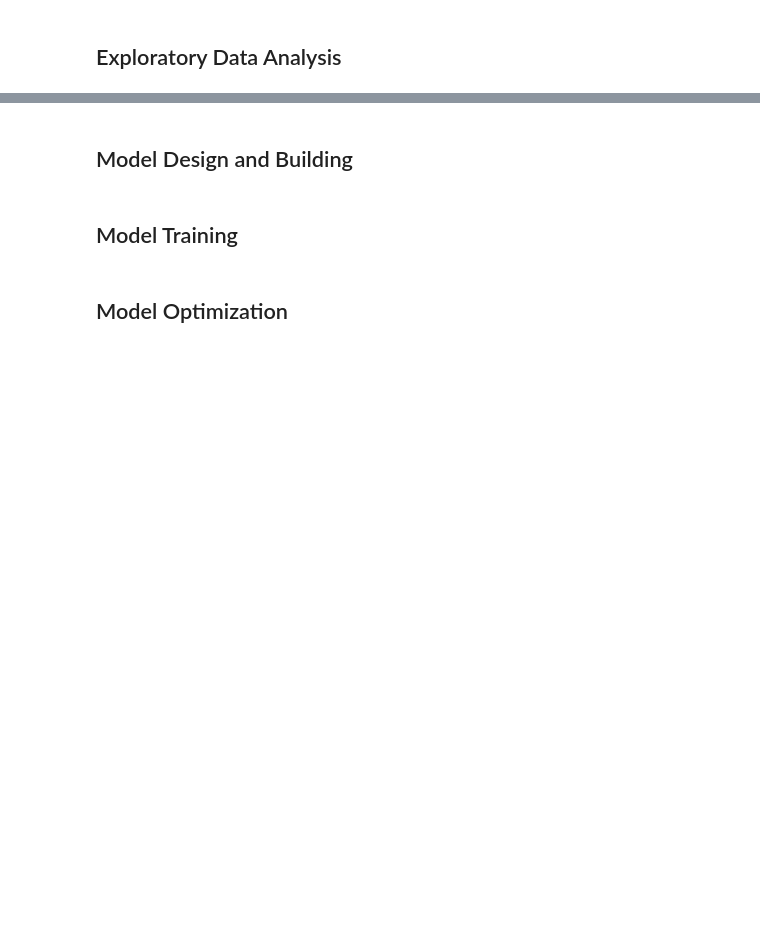
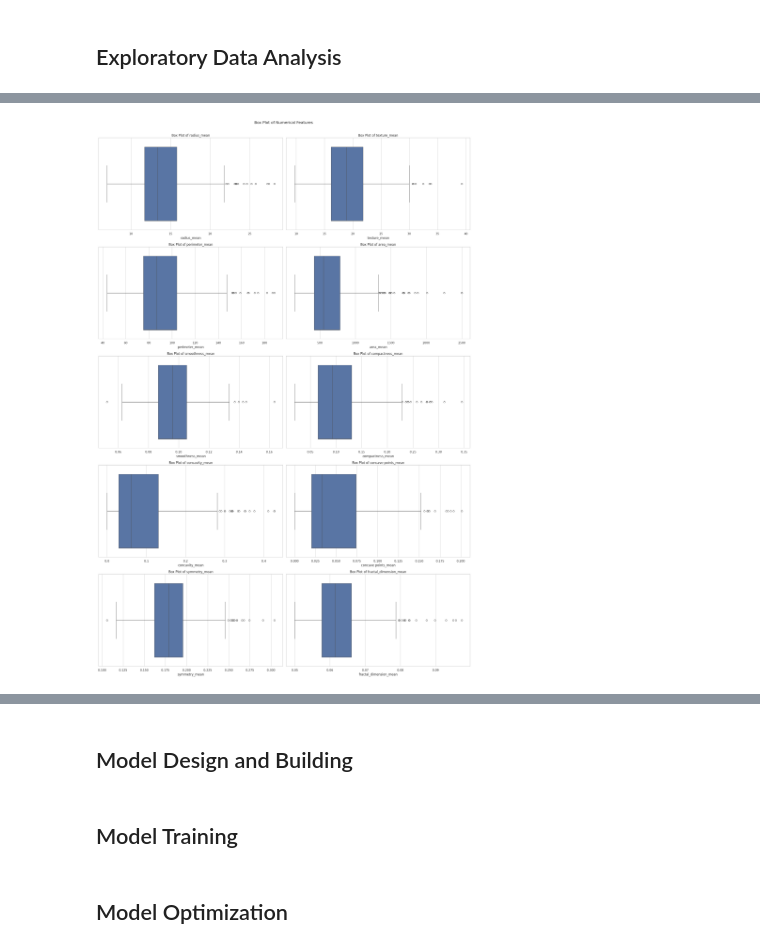
Before and after one commit to mpurkeypile-usd/AAI590-Final_Project, a Jupyter notebook: AAI590_Final_Project_MPurkeypile.ipynb, the cells around one changed output, grey strips where cells are left out. Cells and saved outputs as stored; diff of their text form; code cells hidden in the pictures; blank space fills up the shorter version.

```diff
--- a/AAI590_Final_Project_MPurkeypile.ipynb
+++ b/AAI590_Final_Project_MPurkeypile.ipynb
@@ -58,0 +172,16 @@ raw_data.isna().sum()
+# %%
+# This cell based on my AAI540 final project
+# Check for Outliers
+fig, axes = plt.subplots(5, 2, figsize=(20, 30))
+fig.suptitle('Box Plot of Numerical Features')
+
+# Iterating over numerical columns
+for col, ax in zip(numeric_cols, axes.flatten()):
+    sns.boxplot(data=raw_data, x=col, ax=ax)
+    ax.set_title(f'Box Plot of {col}')
+
+plt.tight_layout()
+plt.subplots_adjust(top=0.95)
+plt.show()
+# %% [output]
+[figure, added]
```
Also changed, not shown: parts of 8 cells of this notebook.
